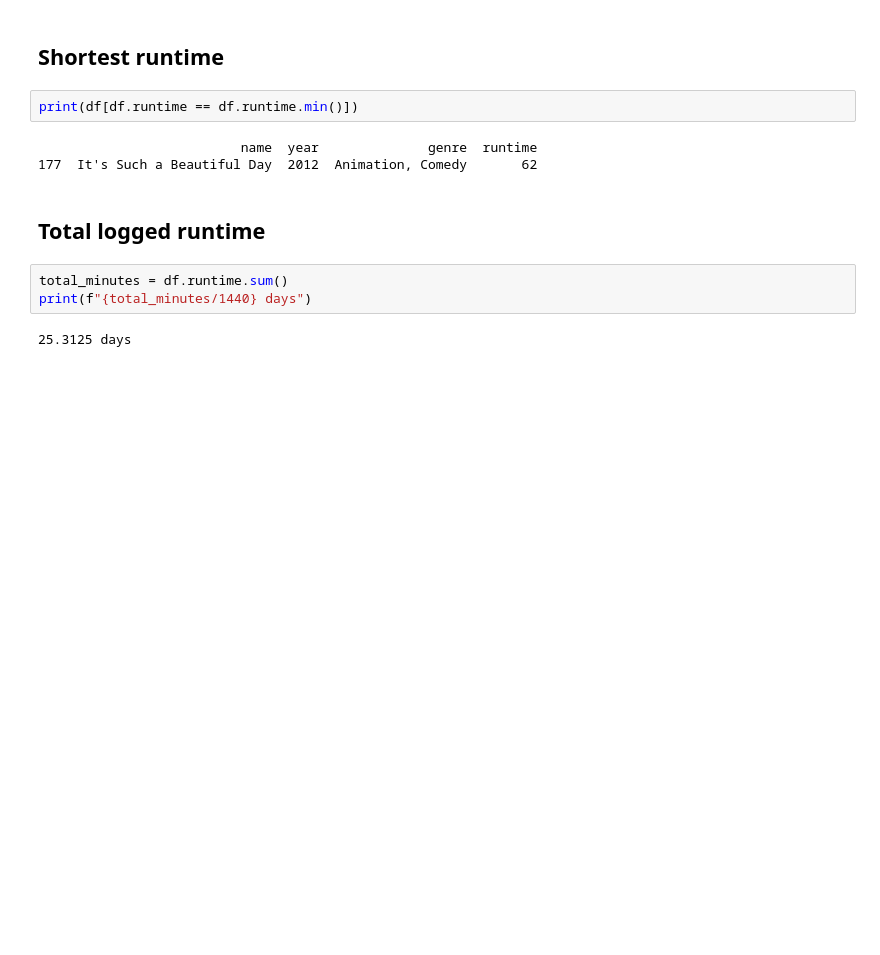
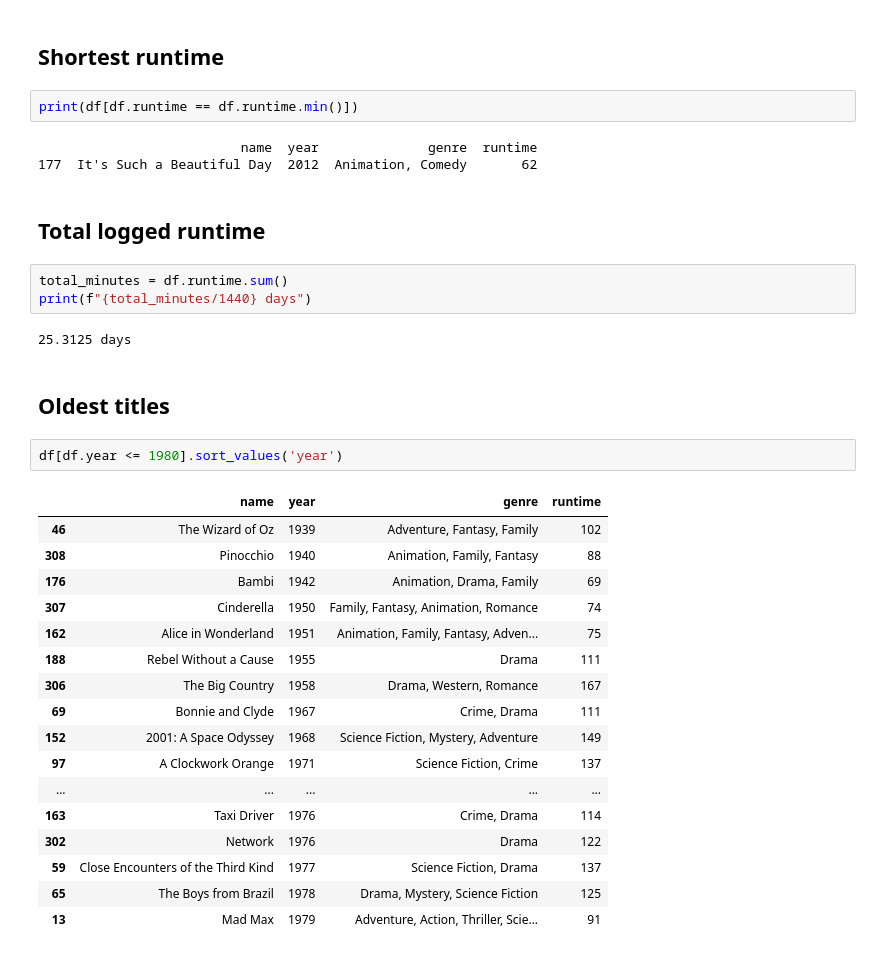
Before and after one commit to dngst/boxd-genres, a Jupyter notebook: boxd.ipynb, the cells around one changed output. Saved outputs shown, nothing was run; the diff lists cells and outputs as text; blank space fills up the shorter version.

Commit message:
Oldest titles, 2020's

```diff
--- a/boxd.ipynb
+++ b/boxd.ipynb
@@ -99,3 +99,25 @@ total_minutes = df.runtime.sum()
 print(f"{total_minutes/1440} days")
 # %% [output]
 25.3125 days
+# %% [markdown]
+## Oldest titles
+# %%
+df[df.year <= 1980].sort_values('year')
+# %% [output]
+|  | name | year | genre | runtime |
+| 46 | The Wizard of Oz | 1939 | Adventure, Fantasy, Family | 102 |
+| 308 | Pinocchio | 1940 | Animation, Family, Fantasy | 88 |
+| 176 | Bambi | 1942 | Animation, Drama, Family | 69 |
+| 307 | Cinderella | 1950 | Family, Fantasy, Animation, Romance | 74 |
+| 162 | Alice in Wonderland | 1951 | Animation, Family, Fantasy, Adven... | 75 |
+| 188 | Rebel Without a Cause | 1955 | Drama | 111 |
+| 306 | The Big Country | 1958 | Drama, Western, Romance | 167 |
+| 69 | Bonnie and Clyde | 1967 | Crime, Drama | 111 |
+| 152 | 2001: A Space Odyssey | 1968 | Science Fiction, Mystery, Adventure | 149 |
+| 97 | A Clockwork Orange | 1971 | Science Fiction, Crime | 137 |
+| ... | ... | ... | ... | ... |
+| 163 | Taxi Driver | 1976 | Crime, Drama | 114 |
+| 302 | Network | 1976 | Drama | 122 |
+| 59 | Close Encounters of the Third Kind | 1977 | Science Fiction, Drama | 137 |
+| 65 | The Boys from Brazil | 1978 | Drama, Mystery, Science Fiction | 125 |
+| 13 | Mad Max | 1979 | Adventure, Action, Thriller, Scie... | 91 |
```
Also changed, not shown: parts of 2 cells of this notebook.
